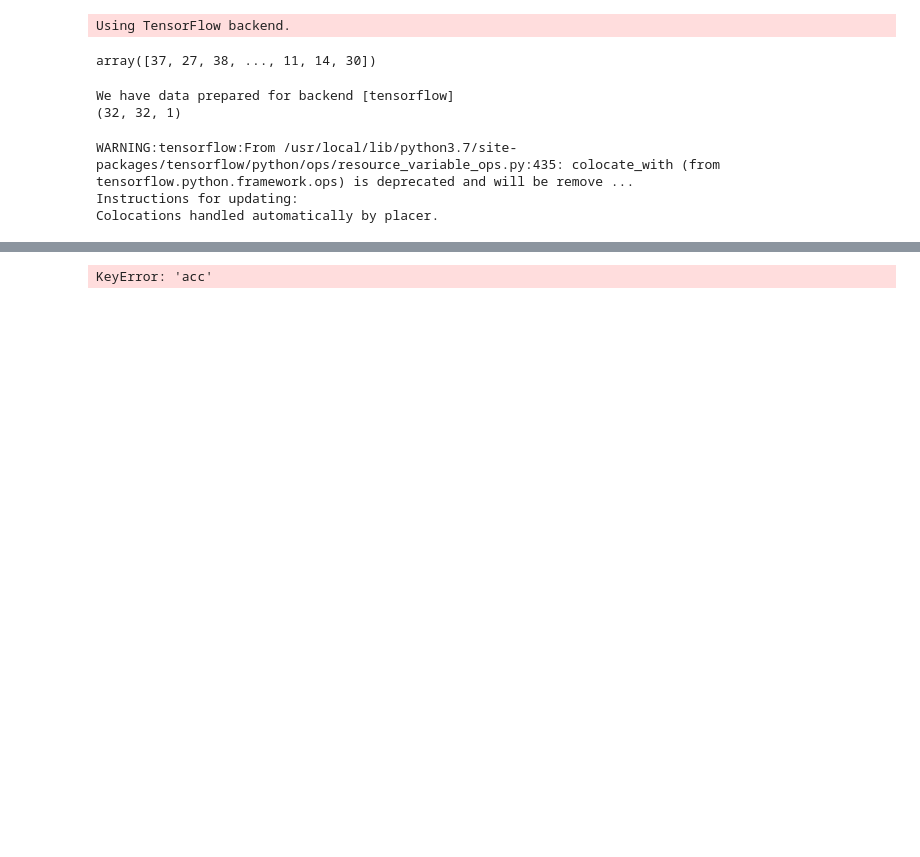
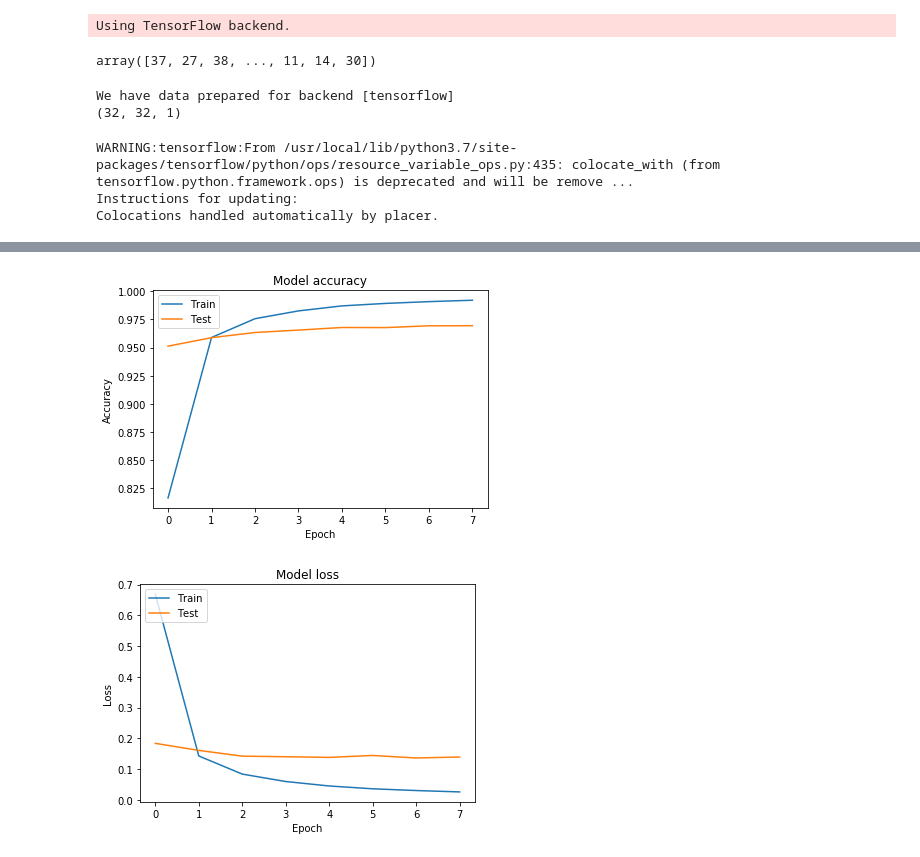
Before and after one commit to jmpchamizo/traffic_project, a Jupyter notebook: CNN/CNN_Keras.ipynb, the cells around one changed output, grey strips where cells are left out. Drawn from its saved outputs; the diff is of its cells as text; code cells hidden in the pictures; blank space fills up the shorter version.

Commit message:
model 8 epoch

```diff
--- a/CNN/CNN_Keras.ipynb
+++ b/CNN/CNN_Keras.ipynb
@@ -20,7 +20,7 @@ y_train
 array([37, 27, 38, ..., 11, 14, 30])
 # %%
 batch_size = 100
-epochs = 4
+epochs = 8
 img_rows = x_train[0].shape[0]
 img_cols = x_train[0].shape[1]
 num_chanels = 1
@@ -94,26 +122,27 @@ Test accuracy: 0.9690419435501099
 # %%
 %matplotlib inline
 import matplotlib.pyplot as plt
 
 # Plot training & validation accuracy values
-plt.plot(history.history['acc'])
-plt.plot(history.history['val_acc'])
+plt.plot(history.history['accuracy'])
+plt.plot(history.history['val_accuracy'])
 plt.title('Model accuracy')
 plt.ylabel('Accuracy')
 plt.xlabel('Epoch')
 plt.legend(['Train', 'Test'], loc='upper left')
 plt.show()
 
 # Plot training & validation loss values
 plt.plot(history.history['loss'])
 plt.plot(history.history['val_loss'])
 plt.title('Model loss')
 plt.ylabel('Loss')
 plt.xlabel('Epoch')
 plt.legend(['Train', 'Test'], loc='upper left')
 plt.show()
 # %% [output]
-KeyError: 'acc'
+[figure, added]
+[figure, added]
 # %%
 # Plot confusion matrix to have a more detailed view of cross-class missclassifications
 import seaborn as sns
```
Also changed, not shown: parts of 4 cells of this notebook, 2 other files.
